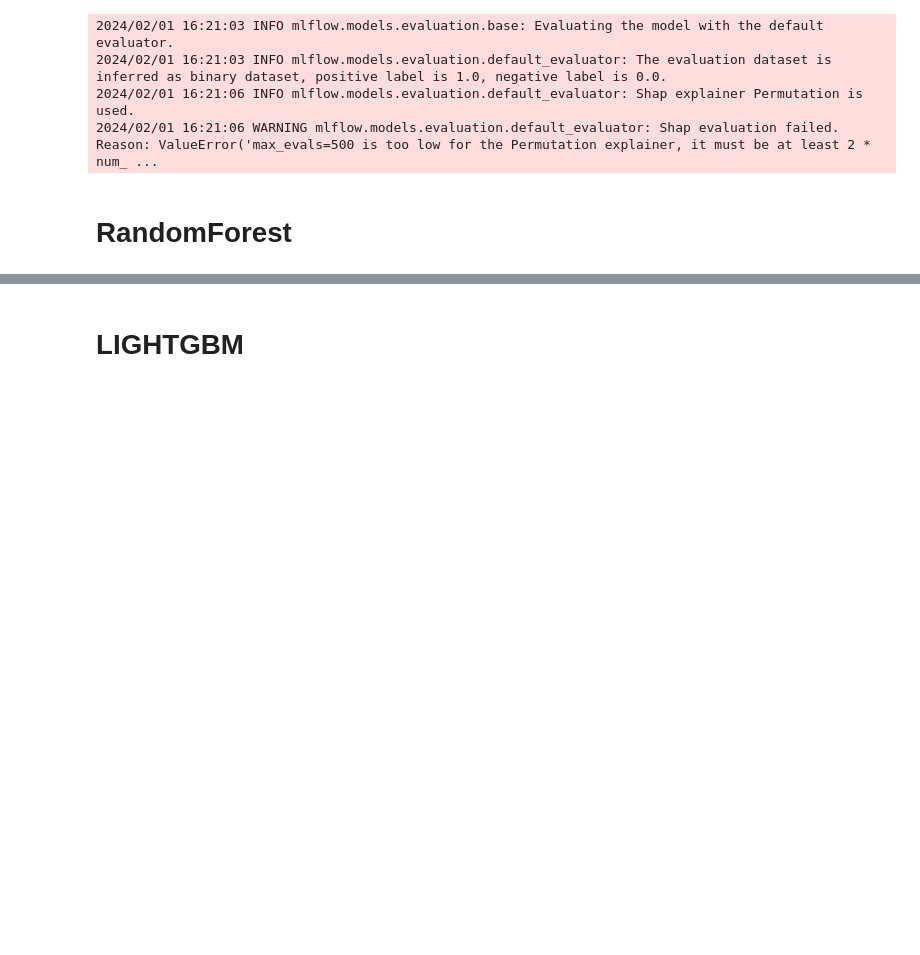
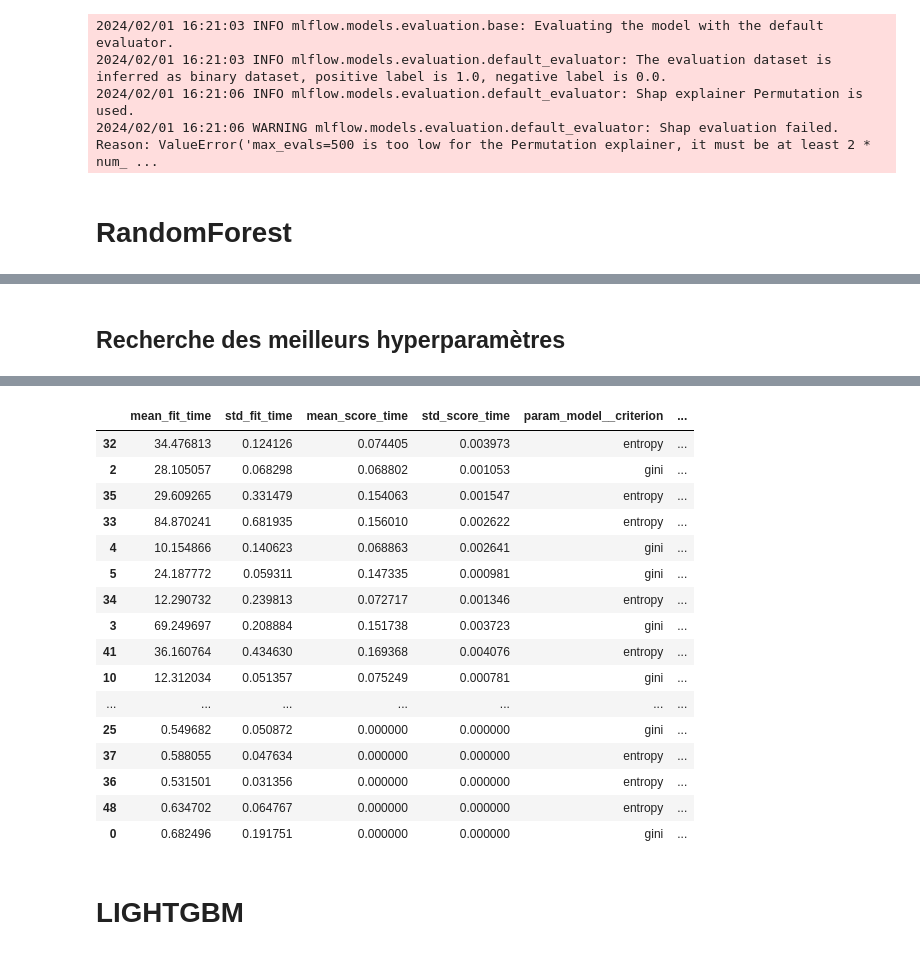
Before and after one commit to OCangrand/OC-Project7, a Jupyter notebook: Modelisation.ipynb, the cells around one changed output, grey strips where cells are left out. Drawn from its saved outputs; the diff is of its cells as text; code cells hidden in the pictures; blank space fills up the shorter version.

Commit message:
Modelisation : Finition du modèle Logistic Regression et début des tests avec RandomForest

```diff
--- a/Modelisation.ipynb
+++ b/Modelisation.ipynb
@@ -331,7 +301,7 @@ params = {
 
 steps = [('over', SMOTE(random_state=0)), ('model', LogisticRegression(random_state=0))]
 pipeline = Pipeline(steps=steps)
-GS2 = GridSearchCV(pipeline, params, scoring=custom_scorer)
+GS2 = GridSearchCV(pipeline, params, scoring=custom_scorer, n_jobs = -1)
 
 GS2.fit(train_x_30k, train_y_30k)
 
@@ -378,0 +395,2 @@ weighted avg       0.86      0.41      0.51     46127
+# %% [markdown]
+## Recherche des meilleurs hyperparamètres
@@ -378,0 +401,42 @@ weighted avg       0.86      0.41      0.51     46127
+# %%
+%%time
+
+params = {
+    'bootstrap': [True, False],
+    'max_depth': [10, 20, 30, 40, 50, 60, 70, 80, 90, 100, None],
+    'max_features': ['auto', 'sqrt'],
+    'min_samples_leaf': [1, 2, 4],
+    'min_samples_split': [2, 5, 10],
+    'n_estimators': [200, 400, 600, 800, 1000, 1200, 1400, 1600, 1800, 2000]
+}
+
+steps = [('over', SMOTE(random_state=0)), ('model', RandomForestClassifier(random_state=0))]
+pipeline = Pipeline(steps=steps)
+
+rf_random = RandomizedSearchCV("""estimator = """pipeline, """param_distributions = """param, n_iter = 50, cv = 3, random_state=0, n_jobs = -1)
+# Fit the random search model
+rf_random.fit(train_x_30k, train_y_30k)
+
+print("tuned hyperparameters :(best parameters) ",rf_random.best_params_)
+print("accuracy :",rf_random.best_score_)
+resultizeGrid(rf_random)
+# %%
+%%time
+
+params = {
+    'model__n_estimators': [200, 500],
+    'model__max_features': ['auto', 'sqrt', 'log2'],
+    'model__max_depth' : [4,5,6,7,8],
+    'model__criterion' :['gini', 'entropy']
+}
+
+steps = [('over', SMOTE(random_state=0)), ('model', RandomForestClassifier(random_state=0))]
+pipeline = Pipeline(steps=steps)
+GS_RF = GridSearchCV(pipeline, params, scoring=custom_scorer, n_jobs = -1)
+
+GS_RF.fit(train_x_30k, train_y_30k)
+
+print("tuned hyperparameters :(best parameters) ",GS_RF.best_params_)
+print("accuracy :",GS_RF.best_score_)
+resultizeGrid(GS_RF)
+# %% [output]
@@ -379,2 +447,19 @@ weighted avg       0.86      0.41      0.51     46127
+|  | mean_fit_time | std_fit_time | mean_score_time | std_score_time | param_model__criterion | ... |
+| 32 | 34.476813 | 0.124126 | 0.074405 | 0.003973 | entropy | ... |
+| 2 | 28.105057 | 0.068298 | 0.068802 | 0.001053 | gini | ... |
+| 35 | 29.609265 | 0.331479 | 0.154063 | 0.001547 | entropy | ... |
+| 33 | 84.870241 | 0.681935 | 0.156010 | 0.002622 | entropy | ... |
+| 4 | 10.154866 | 0.140623 | 0.068863 | 0.002641 | gini | ... |
+| 5 | 24.187772 | 0.059311 | 0.147335 | 0.000981 | gini | ... |
+| 34 | 12.290732 | 0.239813 | 0.072717 | 0.001346 | entropy | ... |
+| 3 | 69.249697 | 0.208884 | 0.151738 | 0.003723 | gini | ... |
+| 41 | 36.160764 | 0.434630 | 0.169368 | 0.004076 | entropy | ... |
+| 10 | 12.312034 | 0.051357 | 0.075249 | 0.000781 | gini | ... |
+| ... | ... | ... | ... | ... | ... | ... |
+| 25 | 0.549682 | 0.050872 | 0.000000 | 0.000000 | gini | ... |
+| 37 | 0.588055 | 0.047634 | 0.000000 | 0.000000 | entropy | ... |
+| 36 | 0.531501 | 0.031356 | 0.000000 | 0.000000 | entropy | ... |
+| 48 | 0.634702 | 0.064767 | 0.000000 | 0.000000 | entropy | ... |
+| 0 | 0.682496 | 0.191751 | 0.000000 | 0.000000 | gini | ... |
 # %% [markdown]
 # LIGHTGBM
```
Also changed, not shown: parts of 22 cells of this notebook.
